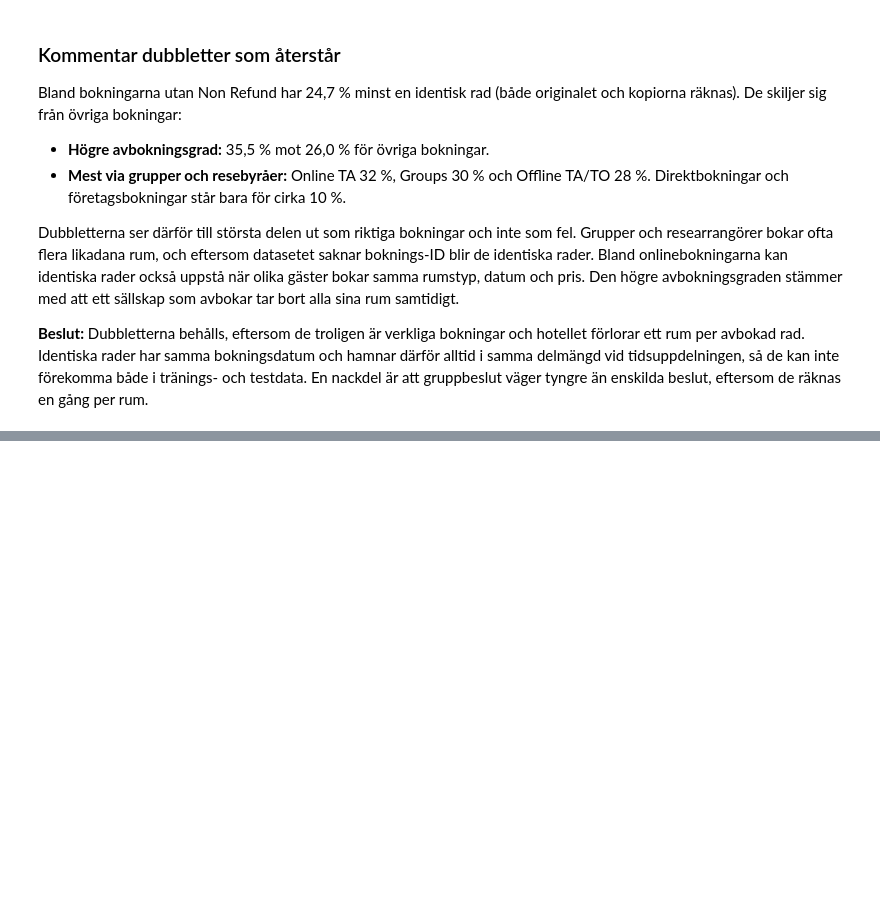
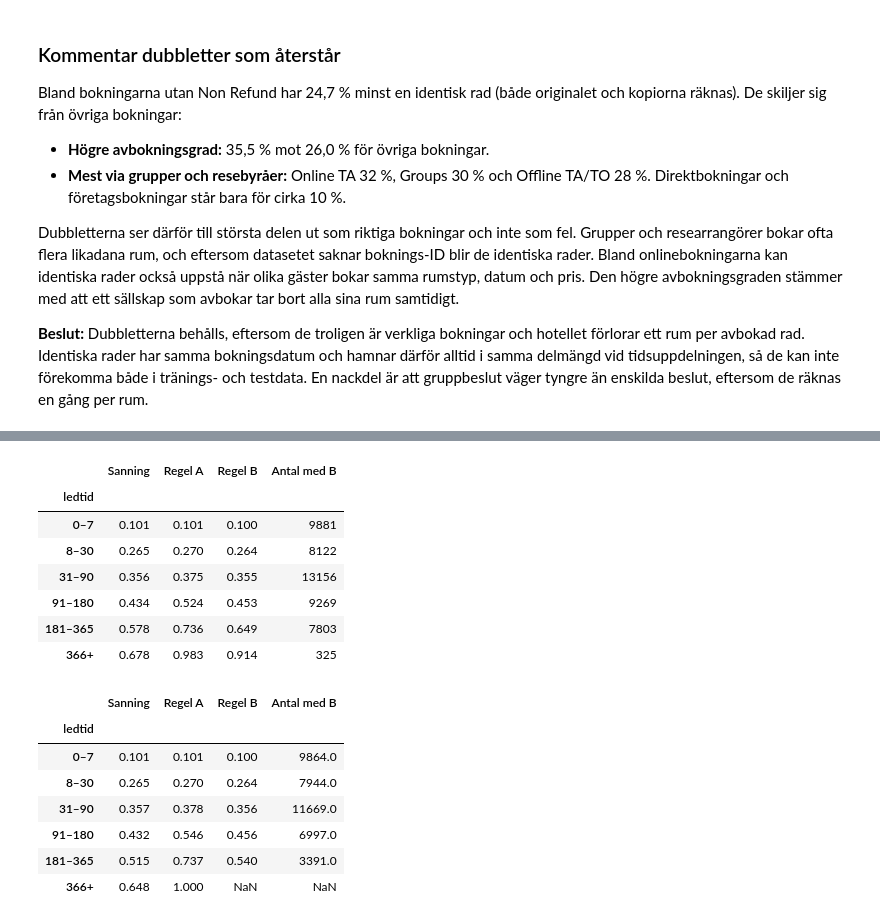
Before and after one commit to MalinMo/flotation-silica-prediction, a Jupyter notebook: notebooks/eda_hotel_2.ipynb, the cells around one changed output, grey strips where cells are left out. Drawn from its saved outputs; the diff is of its cells as text; code cells hidden in the pictures; blank space fills up the shorter version.

```diff
--- a/notebooks/eda_hotel_2.ipynb
+++ b/notebooks/eda_hotel_2.ipynb
@@ -514,0 +666,35 @@ Dubbletterna ser därför till största delen ut som riktiga bokningar och inte
+# %%
+def jamfor_regler(data, T):
+    T = pd.Timestamp(T)
+    fore_T = data[data["booking_date"] < T].copy()
+    fore_T["med_A"] = fore_T["outcome_date"] < T
+    fore_T["med_B"] = fore_T["departure_date"] < T
+    fore_T["ledtid"] = pd.cut(fore_T["lead_time"], [-1, 7, 30, 90, 180, 365, 800],
+                              labels=["0–7", "8–30", "31–90", "91–180", "181–365", "366+"])
+    g = lambda d: d.groupby("ledtid", observed=True).is_canceled
+    return pd.DataFrame({
+        "Sanning": g(fore_T).mean(),
+        "Regel A": g(fore_T[fore_T.med_A]).mean(),
+        "Regel B": g(fore_T[fore_T.med_B]).mean(),
+        "Antal med B": g(fore_T[fore_T.med_B]).size(),
+    }).round(3)
+
+display(jamfor_regler(df, "2016-07-01"))
+display(jamfor_regler(df[df["booking_date"] >= "2015-07-01"], "2016-07-01"))
+# %% [output]
+|  | Sanning | Regel A | Regel B | Antal med B |
+| ledtid |  |  |  |  |
+| 0–7 | 0.101 | 0.101 | 0.100 | 9881 |
+| 8–30 | 0.265 | 0.270 | 0.264 | 8122 |
+| 31–90 | 0.356 | 0.375 | 0.355 | 13156 |
+| 91–180 | 0.434 | 0.524 | 0.453 | 9269 |
+| 181–365 | 0.578 | 0.736 | 0.649 | 7803 |
+| 366+ | 0.678 | 0.983 | 0.914 | 325 |
+|  | Sanning | Regel A | Regel B | Antal med B |
+| ledtid |  |  |  |  |
+| 0–7 | 0.101 | 0.101 | 0.100 | 9864.0 |
+| 8–30 | 0.265 | 0.270 | 0.264 | 7944.0 |
+| 31–90 | 0.357 | 0.378 | 0.356 | 11669.0 |
+| 91–180 | 0.432 | 0.546 | 0.456 | 6997.0 |
+| 181–365 | 0.515 | 0.737 | 0.540 | 3391.0 |
+| 366+ | 0.648 | 1.000 | NaN | NaN |
```
Also changed, not shown: parts of 16 cells of this notebook, 1 other file.
